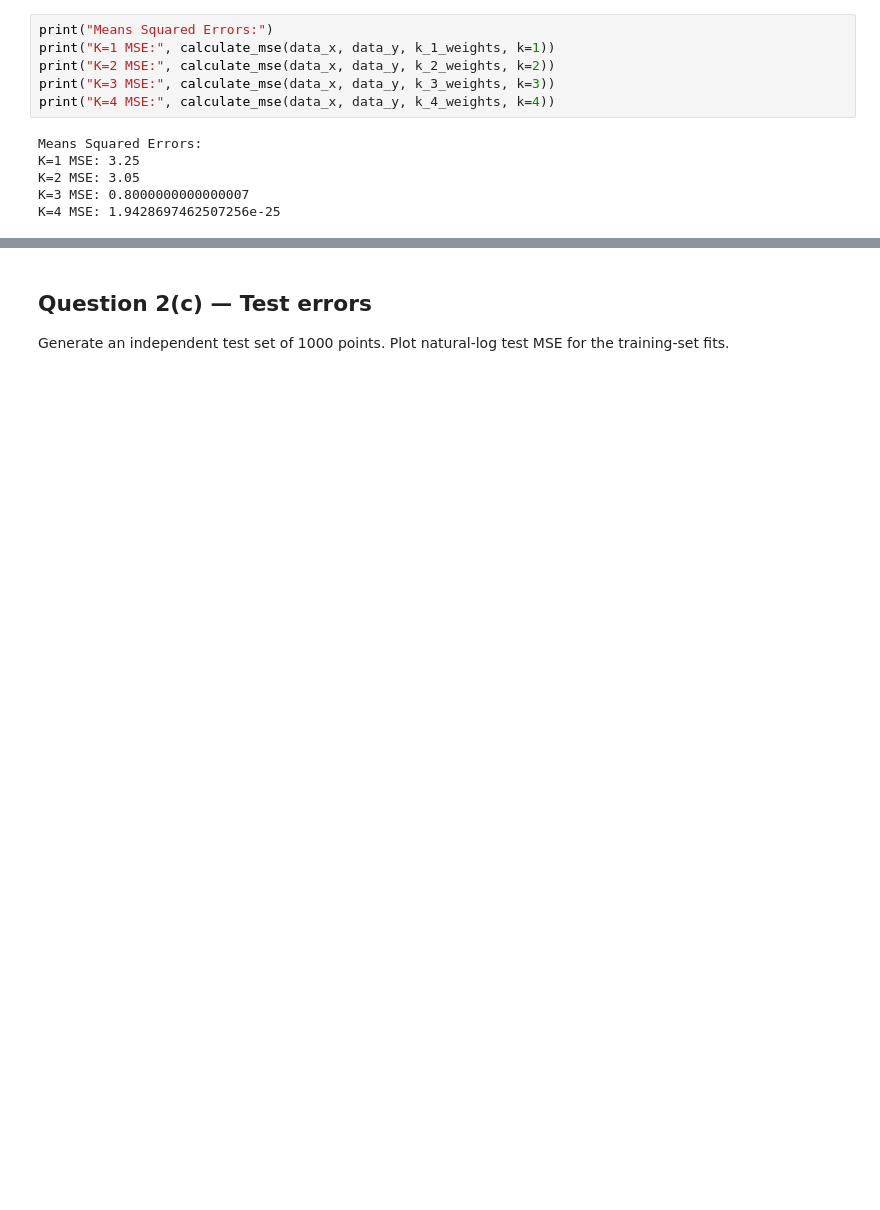
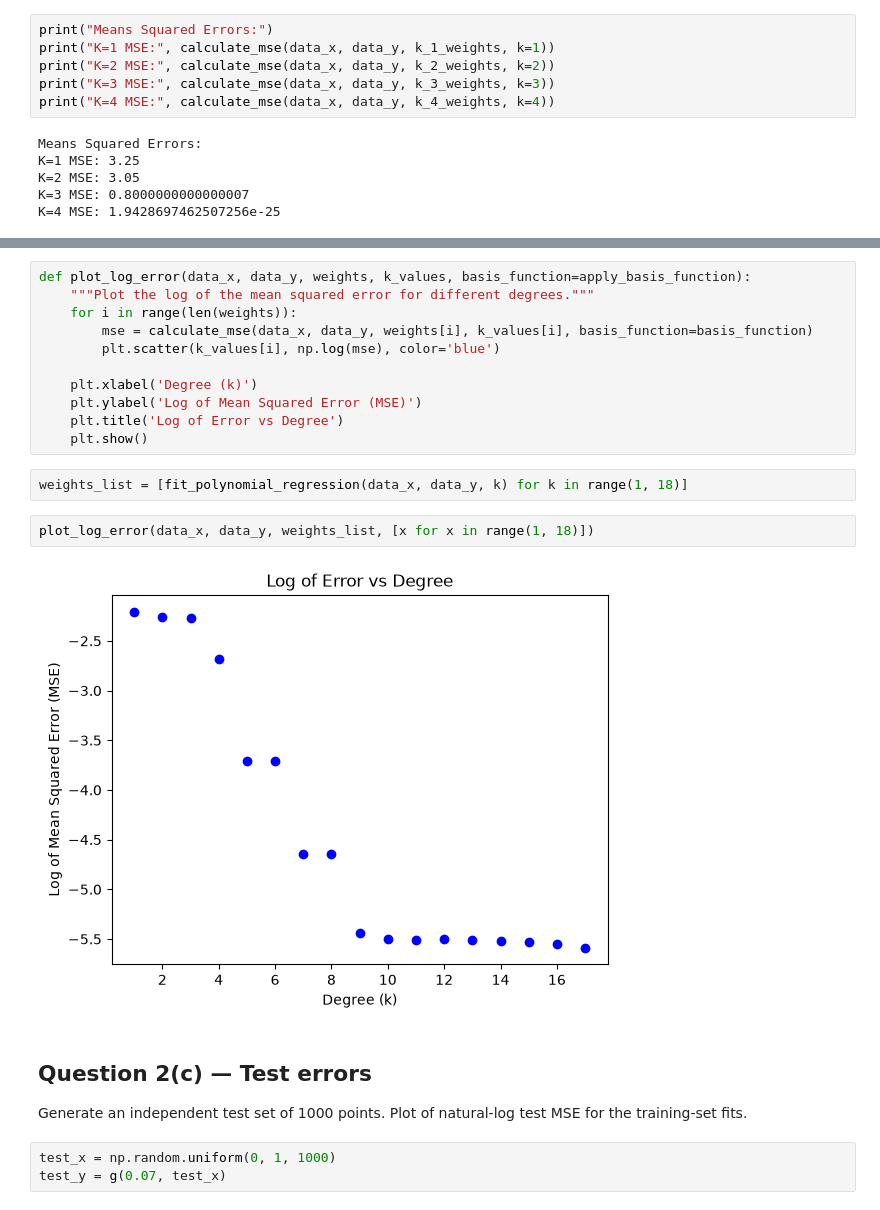
Before and after one commit to juanpablob11/comp0078-cw1-2026-27, a Jupyter notebook: notebooks/01_part1_q01_q03_basis_regression.ipynb, the cells around one changed output, grey strips where cells are left out. Drawn from its saved outputs; the diff is of its cells as text; blank space fills up the shorter version.

```diff
--- a/notebooks/01_part1_q01_q03_basis_regression.ipynb
+++ b/notebooks/01_part1_q01_q03_basis_regression.ipynb
@@ -139,4 +188,24 @@ Plot natural-log training MSE against k=1,...,18. Document numerical issues if e
+# %%
+def plot_log_error(data_x, data_y, weights, k_values, basis_function=apply_basis_function):
+    """Plot the log of the mean squared error for different degrees."""
+    for i in range(len(weights)):
+        mse = calculate_mse(data_x, data_y, weights[i], k_values[i], basis_function=basis_function)
+        plt.scatter(k_values[i], np.log(mse), color='blue')
+
+    plt.xlabel('Degree (k)')
+    plt.ylabel('Log of Mean Squared Error (MSE)')
+    plt.title('Log of Error vs Degree')
+    plt.show()
+# %%
+weights_list = [fit_polynomial_regression(data_x, data_y, k) for k in range(1, 18)]
+# %%
+plot_log_error(data_x, data_y, weights_list, [x for x in range(1, 18)])
+# %% [output]
+[figure, added]
 # %% [markdown]
 ## Question 2(c) — Test errors
 
-Generate an independent test set of 1000 points. Plot natural-log test MSE for the training-set fits.
+Generate an independent test set of 1000 points. Plot of natural-log test MSE for the training-set fits.
+# %%
+test_x = np.random.uniform(0, 1, 1000)
+test_y = g(0.07, test_x)
```
Also changed, not shown: parts of 38 cells of this notebook, 1 other file.
